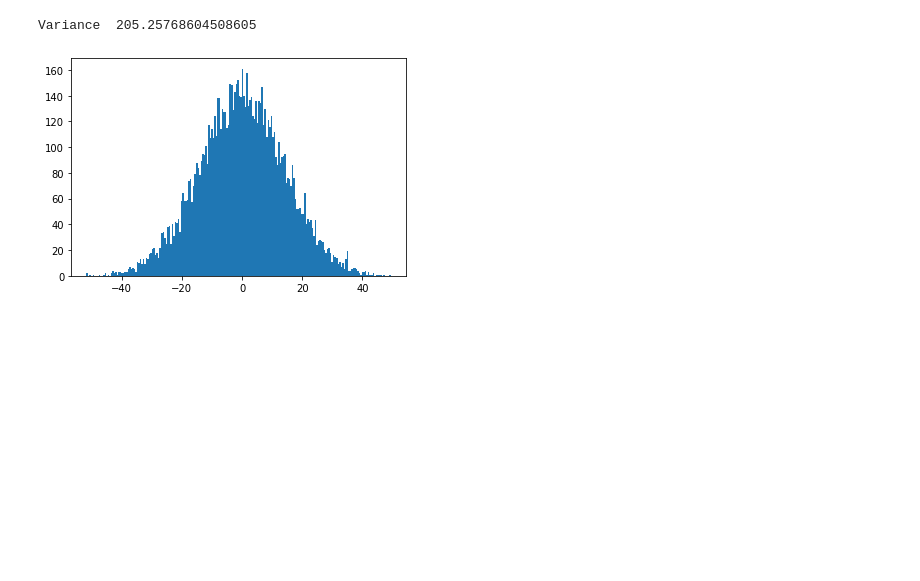
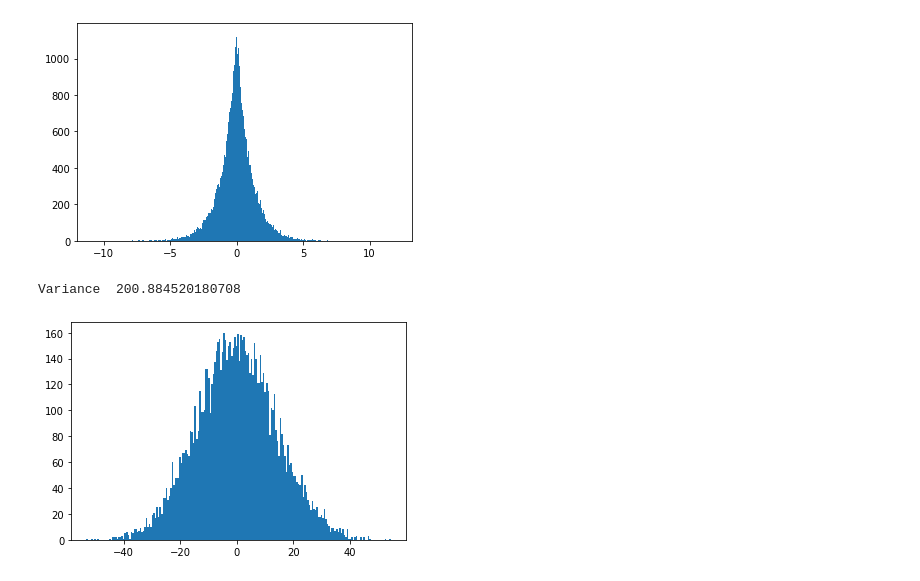
Before and after one commit to mggg/census-diff-privacy, a Jupyter notebook: laplace_rvs_sum.ipynb, the cells around one changed output. Cells and saved outputs as stored; diff of their text form; code cells hidden in the pictures; blank space fills up the shorter version.

```diff
--- a/laplace_rvs_sum.ipynb
+++ b/laplace_rvs_sum.ipynb
@@ -1,6 +1,12 @@
 # %%
 import numpy as np
 import matplotlib.pyplot as plt
+# %%
+sample = np.random.laplace(size=(100000))
+plt.hist(sample, bins=1000)
+plt.show()
+# %% [output]
+[figure, added]
 # %%
 sums = list()
 for i in range(10000):
@@ -9,8 +15,8 @@ for i in range(10000):
 plt.hist(sums, bins=200)
 print("Variance ", np.var(sums))
 # %% [output]
-Variance  205.25768604508605
+Variance  200.884520180708
-[figure, old version]
+[figure, new version]
 # %%
 sample = np.random.laplace(size=(100))
 print("Variance ", np.var(sample))
```
Also changed, not shown: parts of 2 cells of this notebook, 2 other files.
